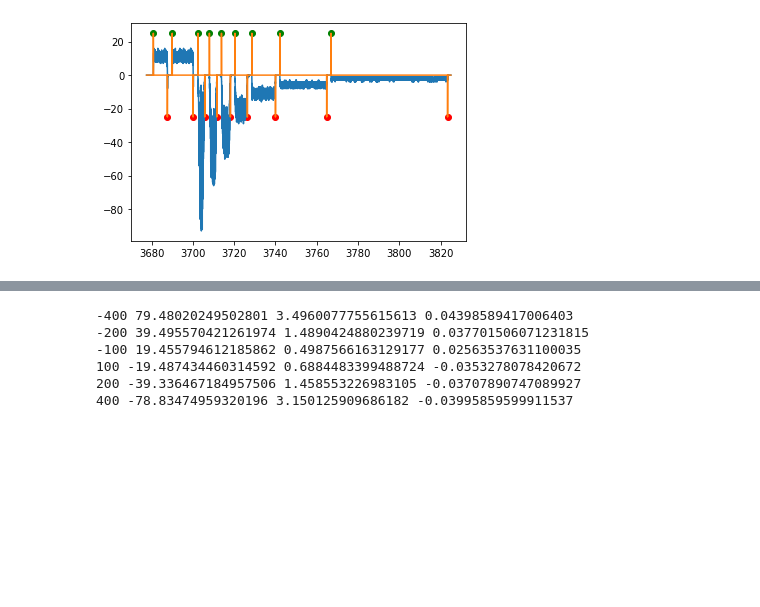
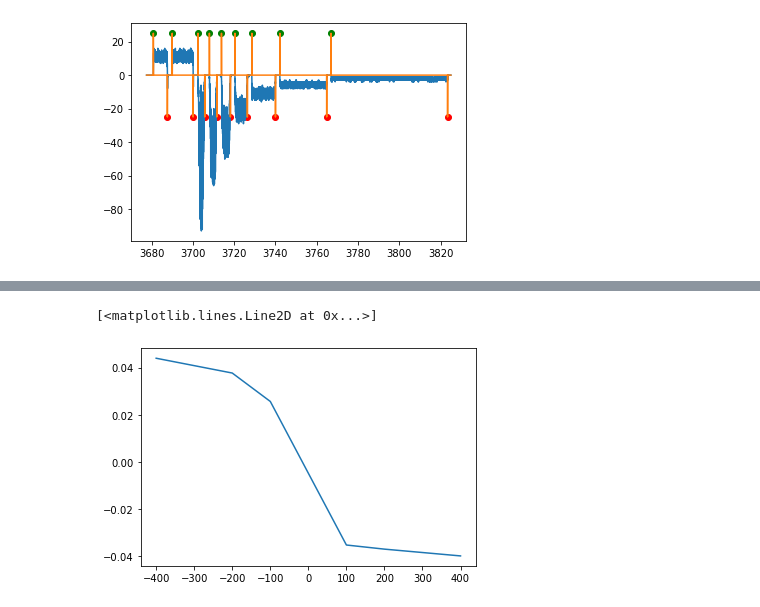
Before and after one commit to neurogears/vestibular-vr, a Jupyter notebook: Benchmarks/DistanceBenchmark2/analysis.ipynb, the cells around one changed output, grey strips where cells are left out. Saved outputs shown, nothing was run; the diff lists cells and outputs as text; code cells hidden in the pictures; blank space fills up the shorter version.

```diff
--- a/Benchmarks/DistanceBenchmark2/analysis.ipynb
+++ b/Benchmarks/DistanceBenchmark2/analysis.ipynb
@@ -131,16 +131,19 @@ Text(0, 0.5, 'Optical distance (cm)')
 # %%
 ### Position error across all trials
+mean_at_d = list()
+std_at_d = list()
+pos_error = list()
 for d in np.unique(distances):
-    mean_at_d = np.mean(distance_integral[distances == d])
-    std_at_d = np.std(distance_integral[distances == d])
-    print(d, mean_at_d, std_at_d, std_at_d / mean_at_d)
+    mean_at_d.append(np.mean(distance_integral[distances == d]))
+    std_at_d.append(np.std(distance_integral[distances == d]))
+    pos_error.append(np.std(distance_integral[distances == d]) / np.mean(distance_integral[distances == d]))
+    # print(d, mean_at_d, std_at_d, std_at_d / mean_at_d)
+
+plt.figure()
+plt.plot(np.unique(distances), pos_error)
 # %% [output]
--400 79.48020249502801 3.4960077755615613 0.04398589417006403
--200 39.495570421261974 1.4890424880239719 0.037701506071231815
--100 19.455794612185862 0.4987566163129177 0.02563537631100035
-100 -19.487434460314592 0.6884483399488724 -0.0353278078420672
-200 -39.336467184957506 1.458553226983105 -0.03707890747089927
-400 -78.83474959320196 3.150125909686182 -0.03995859599911537
+[<matplotlib.lines.Line2D at 0x...>]
+[figure, added]
 # %%
 ### Latencies between optical measurement and servo feedback
 plt.figure()
```
Also changed, not shown: parts of 3 cells of this notebook.
